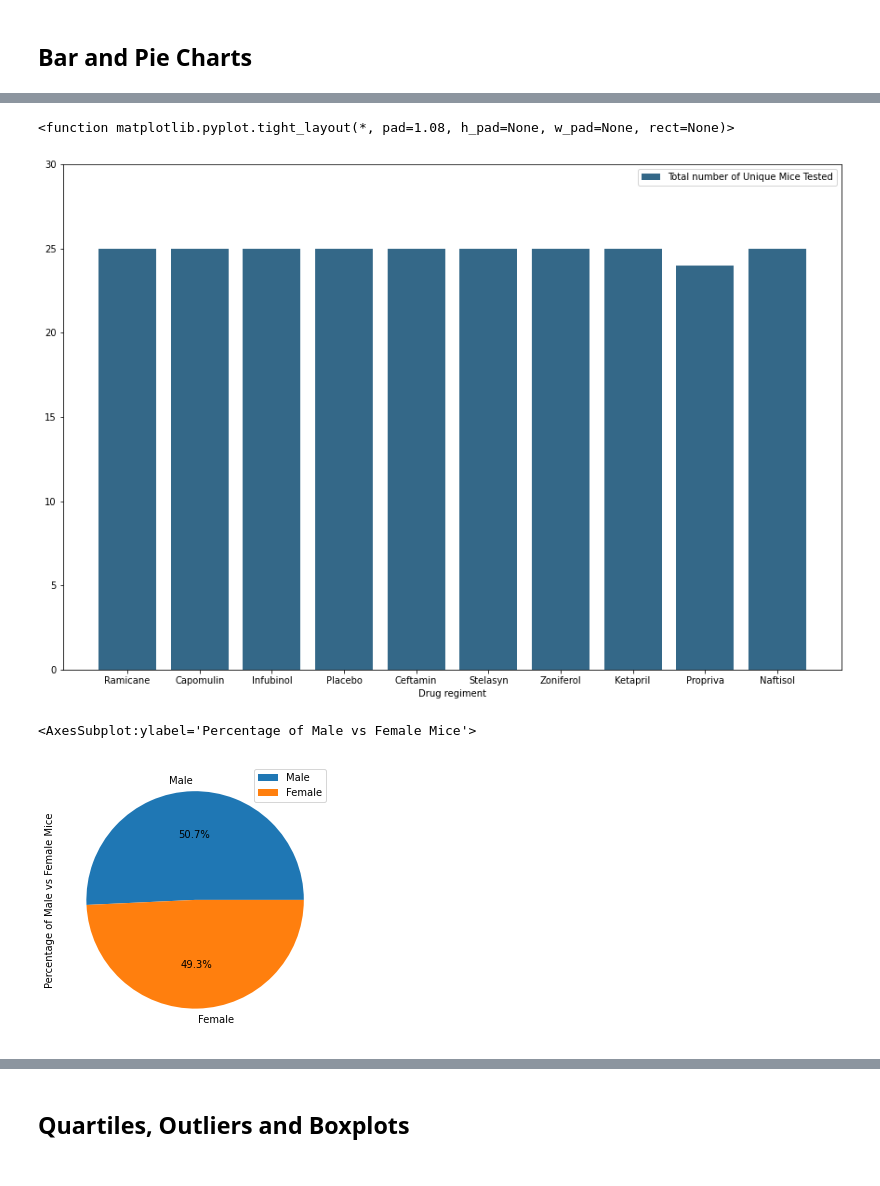
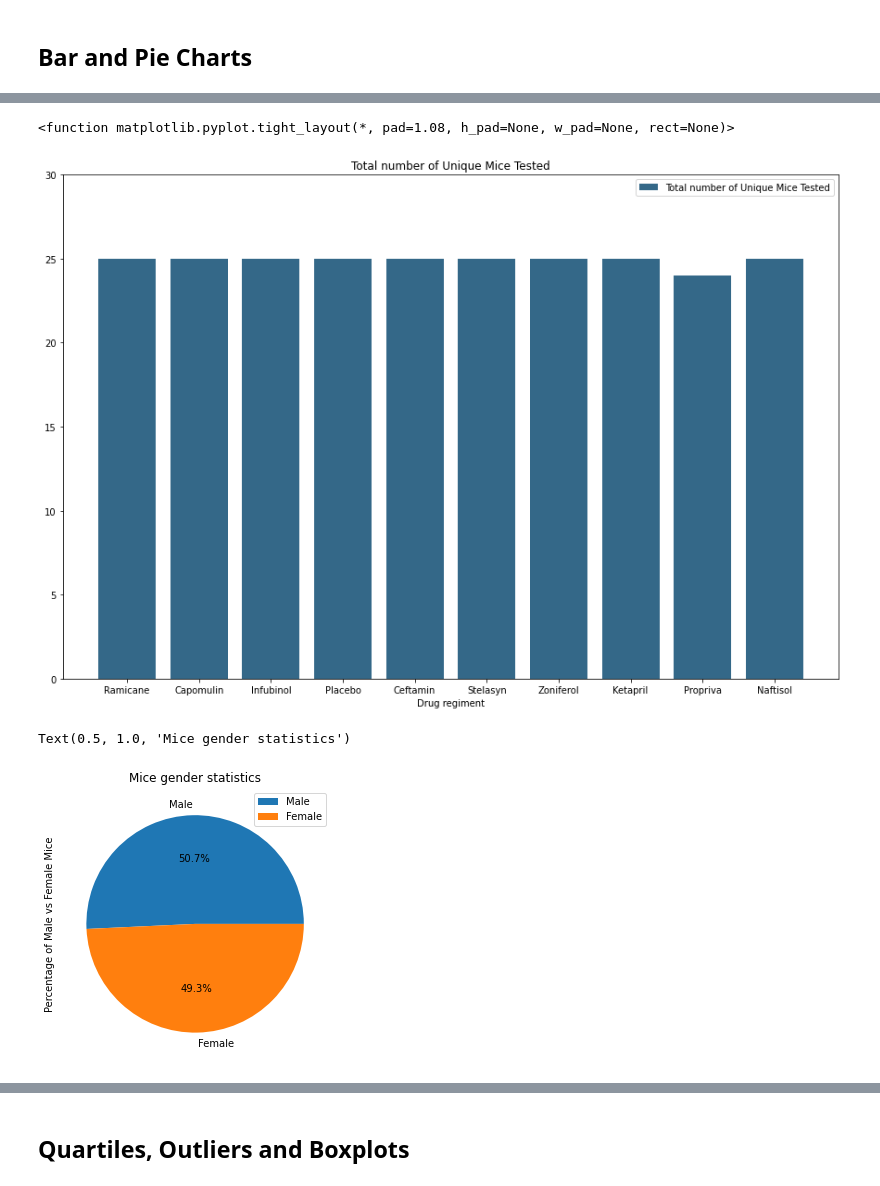
Before and after one commit to i-am-phoenix/rice-btcmp-hw5-matplotlib-challenge, a Jupyter notebook: pymaceuticals_starter.ipynb, the cells around one changed output, grey strips where cells are left out. Saved outputs shown, nothing was run; the diff lists cells and outputs as text; code cells hidden in the pictures.

Commit message:
Added some comments and figure output in png format

```diff
--- a/pymaceuticals_starter.ipynb
+++ b/pymaceuticals_starter.ipynb
@@ -218,24 +219,26 @@ plt.bar(list_of_drugs,
 plt.ylim([0,30])
 # plt.xlabel()
 plt.xlabel("Drug regiment")
+plt.title("Total number of Unique Mice Tested")
 plt.legend()
 plt.tight_layout
 # %% [output]
 <function matplotlib.pyplot.tight_layout(*, pad=1.08, h_pad=None, w_pad=None, rect=None)>
-[figure, old version]
+[figure, new version]
 # %%
 # Generate a pie plot showing the distribution of female versus male mice using pandas
 # Creating a pandas dataframe
 df = pd.DataFrame({'Percentage of Male vs Female Mice': all_data['Sex'].value_counts()},
                   index=all_data['Sex'].unique())
 # Creating the pie plot
 df.plot(kind='pie',
         y='Percentage of Male vs Female Mice',
         figsize=(5, 5),
        autopct='%1.1f%%')
+plt.title("Mice gender statistics")
 # %% [output]
-<AxesSubplot:ylabel='Percentage of Male vs Female Mice'>
+Text(0.5, 1.0, 'Mice gender statistics')
-[figure, old version]
+[figure, new version]
 # %%
 # Generate a pie plot showing the distribution of female versus male mice using pyplot
 plt.figure(figsize=(5,5))
```
Also changed, not shown: parts of 6 cells of this notebook, 6 other files.
